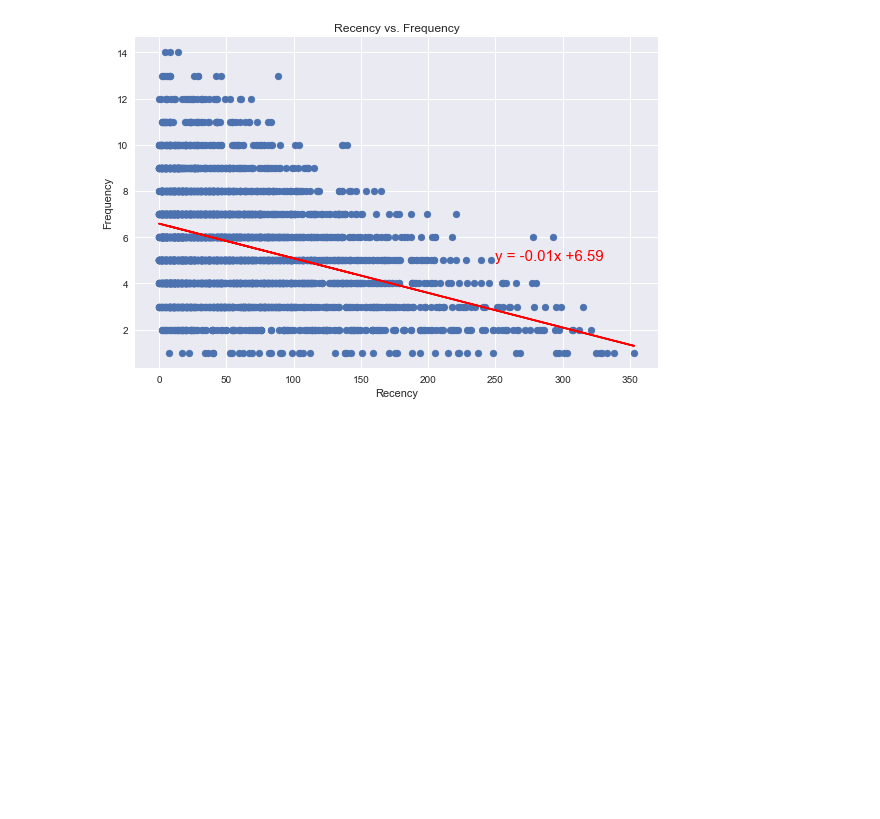
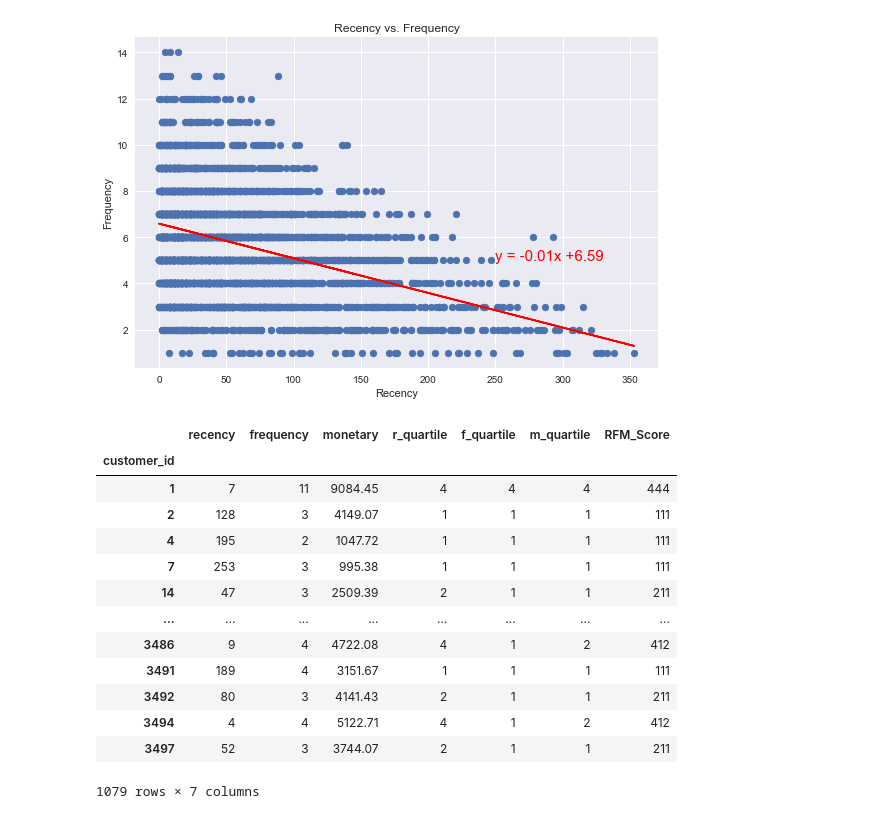
Before and after one commit to jeremychiaa/kpmg-virtual-internship, a Jupyter notebook: sprocket_script.ipynb, the cells around one changed output. Cells and saved outputs as stored; diff of their text form; code cells hidden in the pictures; blank space fills up the shorter version.

```diff
--- a/sprocket_script.ipynb
+++ b/sprocket_script.ipynb
@@ -659,3 +661,21 @@ The r-squared is: 0.1432063088537255
 The correlation between both factors is -0.38
 [<matplotlib.lines.Line2D at 0x...>]
 [figure]
+# %%
+reduced_rfm = rfm.loc[(rfm["RFM_Score"] == "413") | (rfm["RFM_Score"] == "441") | (rfm["RFM_Score"] == "312") | (rfm["RFM_Score"] == "444") | (rfm["RFM_Score"] == "111") | (rfm["RFM_Score"] == "212") | (rfm["RFM_Score"] == "311") | (rfm["RFM_Score"] == "211") | (rfm["RFM_Score"] == "111") | (rfm["RFM_Score"] == "412") | (rfm["RFM_Score"] == "111")]
+reduced_rfm
+# %% [output]
+|  | recency | frequency | monetary | r_quartile | f_quartile | m_quartile | RFM_Score |
+| customer_id |  |  |  |  |  |  |  |
+| 1 | 7 | 11 | 9084.45 | 4 | 4 | 4 | 444 |
+| 2 | 128 | 3 | 4149.07 | 1 | 1 | 1 | 111 |
+| 4 | 195 | 2 | 1047.72 | 1 | 1 | 1 | 111 |
+| 7 | 253 | 3 | 995.38 | 1 | 1 | 1 | 111 |
+| 14 | 47 | 3 | 2509.39 | 2 | 1 | 1 | 211 |
+| ... | ... | ... | ... | ... | ... | ... | ... |
+| 3486 | 9 | 4 | 4722.08 | 4 | 1 | 2 | 412 |
+| 3491 | 189 | 4 | 3151.67 | 1 | 1 | 1 | 111 |
+| 3492 | 80 | 3 | 4141.43 | 2 | 1 | 1 | 211 |
+| 3494 | 4 | 4 | 5122.71 | 4 | 1 | 2 | 412 |
+| 3497 | 52 | 3 | 3744.07 | 2 | 1 | 1 | 211 |
+1079 rows × 7 columns
```
Also changed, not shown: parts of 3 cells of this notebook, 2 other files.
